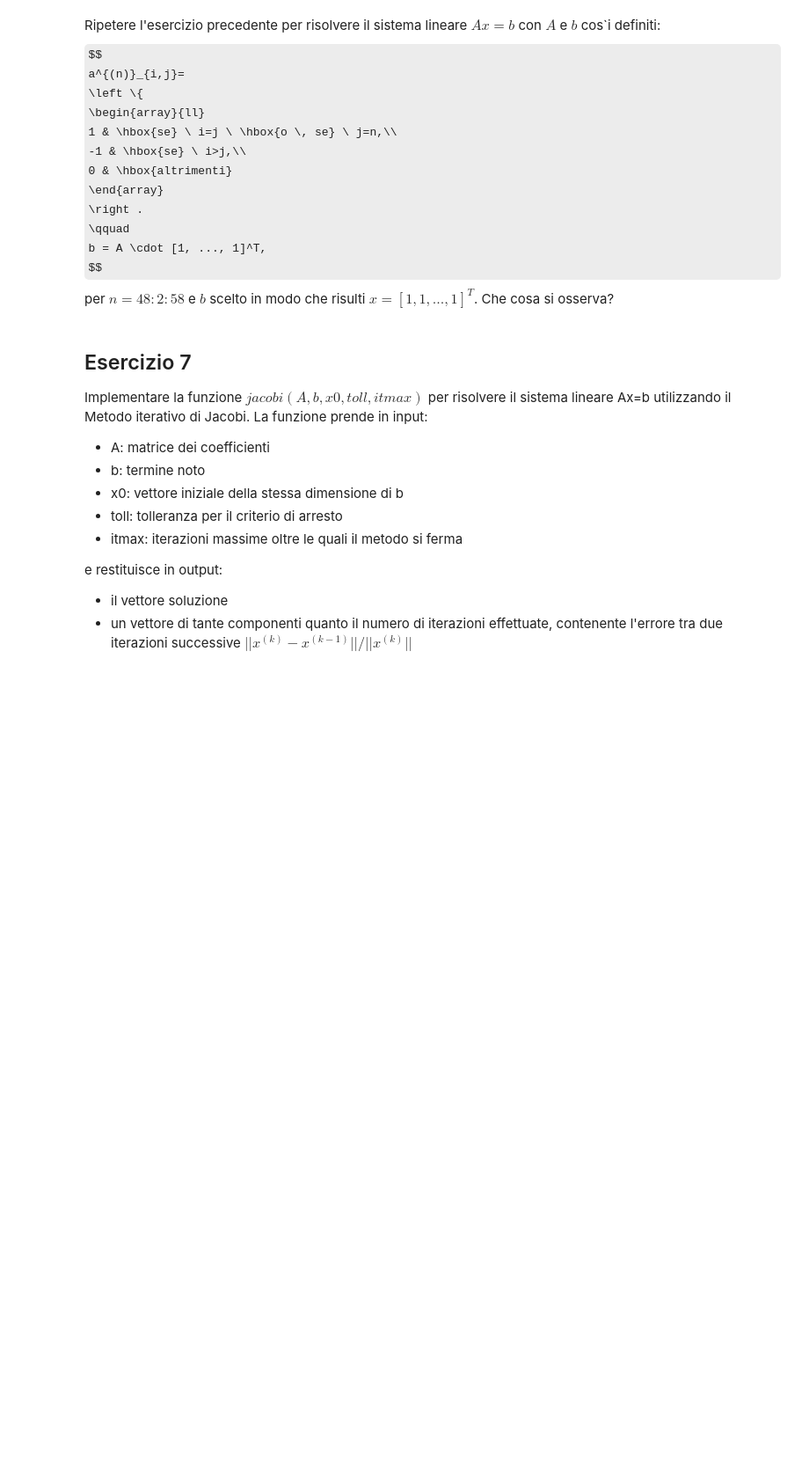
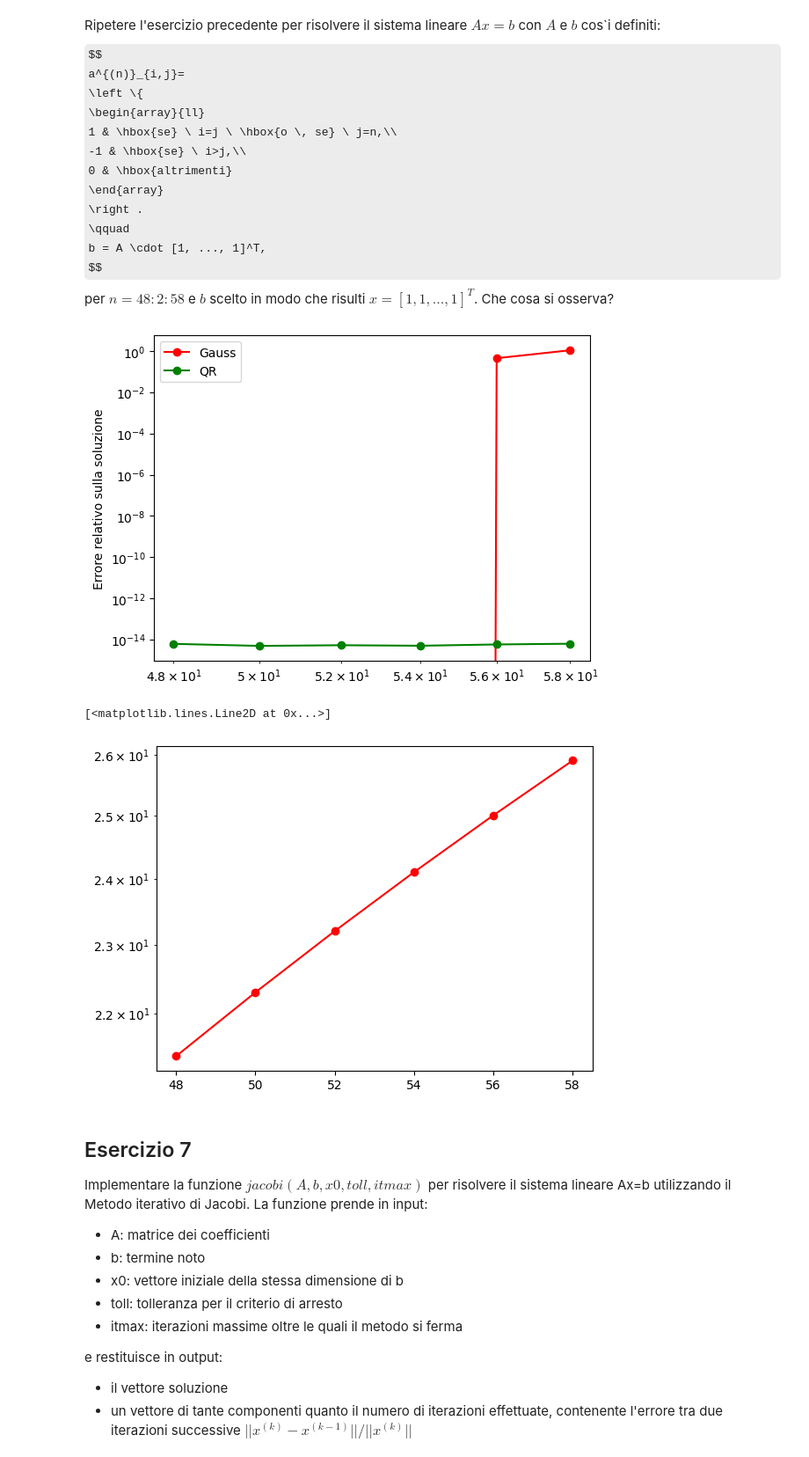
Before and after one commit to AndrewGagliottiUnibo/IoT-Project-network-, a Jupyter notebook: MetodiLab/08/Esercitazione8.ipynb, the cells around one changed output. Shown at 88% size. Cells and saved outputs as stored; diff of their text form; code cells hidden in the pictures; some formulas as TeX source; blank space fills up the shorter version.

```diff
--- a/MetodiLab/08/Esercitazione8.ipynb
+++ b/MetodiLab/08/Esercitazione8.ipynb
@@ -131,6 +254,52 @@ b = A \cdot [1, ..., 1]^T,
 $$
 per $n = 48 : 2 : 58$ e $b$ scelto in modo che risulti $x = [1, 1, ..., 1]^T$. Che
 cosa si osserva?
+# %%
+def matrix(n):
+    A = np.zeros((n, n), dtype=float)
+    for i in range(0, n):
+        for j in range(0, n):
+            if i == j or j == n-1:
+                A[i, j] = 1
+            elif i > j:
+                A[i, j] = -1
+            else:
+                A[i, j] = 0
+    return A
+# %%
+indCond = []
+err_rel = []
+err_rel_qr = []
+for n in range(48, 59, 2):
+
+    A = matrix(n)
+    indCond.append(np.linalg.cond(A, 2))
+    xesatta = np.ones((n, 1))
+    b = np.dot(A, xesatta)
+    PT, L, U = lu(A)
+    P = PT.T
+    x, flag = LUsolve(P, A, L, U, b)
+
+    err_rel.append(np.linalg.norm(x-xesatta, 2)/np.linalg.norm(xesatta, 2))
+
+    Q, R = sp.linalg.qr(A)
+
+    y = np.dot(Q.T, b)
+    xqr, flag = Usolve(R, y)
+    err_rel_qr.append(np.linalg.norm(xqr-xesatta, 2) /
+                      np.linalg.norm(xesatta, 2))
+
+
+plt.loglog(range(48, 59, 2), err_rel, 'ro-',
+           range(48, 59, 2), err_rel_qr, 'go-')
+plt.legend(['Gauss', 'QR'])
+plt.ylabel('Errore relativo sulla soluzione')
+plt.show()
+plt.semilogy(range(48, 60, 2), indCond, 'ro-')
+# %% [output]
+[figure, added]
+[<matplotlib.lines.Line2D at 0x...>]
+[figure, added]
 # %% [markdown]
 ## Esercizio 7
 Implementare la  funzione $jacobi(A,b,x0,toll,itmax)$ per risolvere il  sistema lineare Ax=b utilizzando il Metodo iterativo di Jacobi.
```
Also changed, not shown: parts of 9 cells of this notebook, 1 other file.
